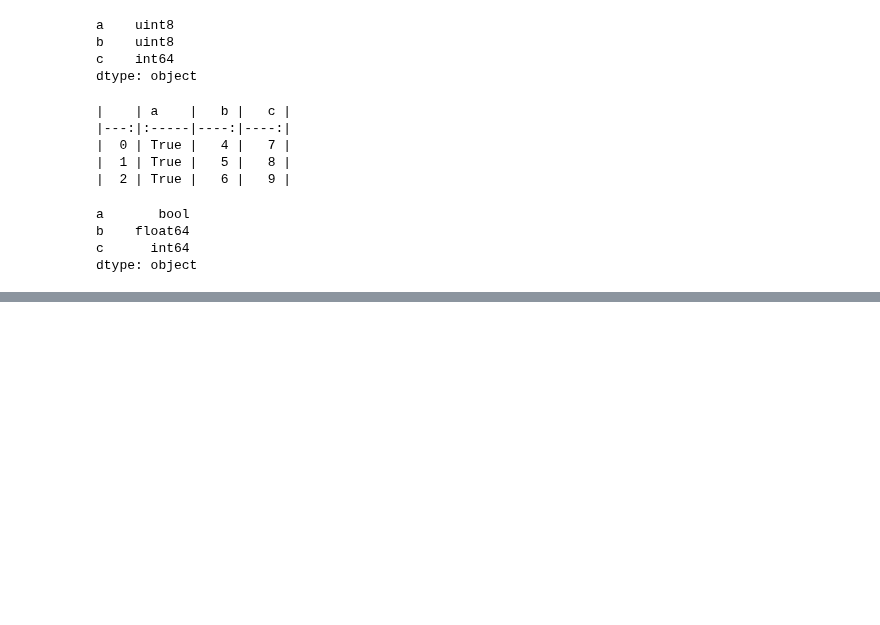
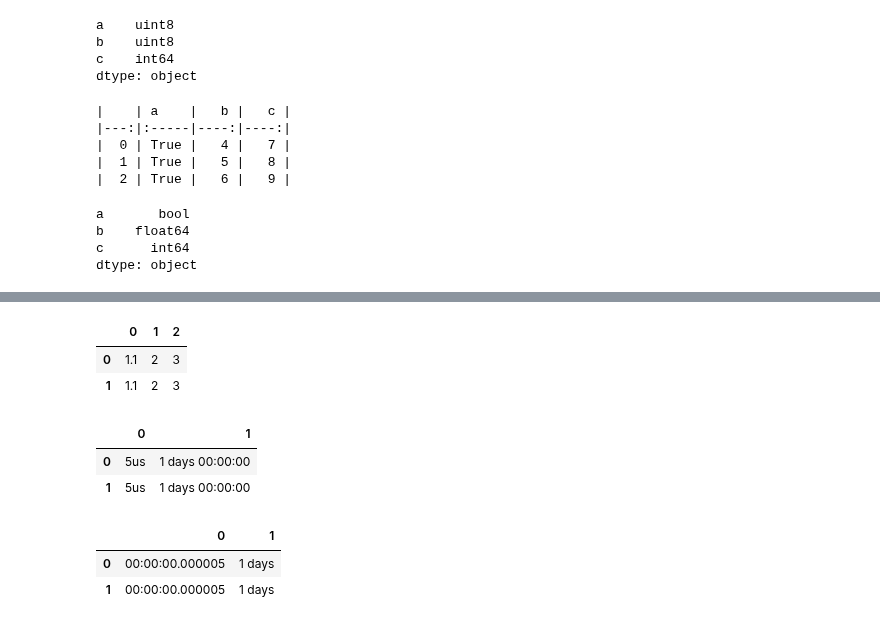
Before and after one commit to galaxy1014/ML_module_summary, a Jupyter notebook: Pandas/Basic Function/Basic Functionality.ipynb, the cells around one changed output, grey strips where cells are left out. Saved outputs shown, nothing was run; the diff lists cells and outputs as text; code cells hidden in the pictures; blank space fills up the shorter version.

```diff
--- a/Pandas/Basic Function/Basic Functionality.ipynb
+++ b/Pandas/Basic Function/Basic Functionality.ipynb
@@ -2850,0 +2919,19 @@ dtype: object
+# %%
+prdf.apply(pd.to_numeric)
+# %% [output]
+|  | 0 | 1 | 2 |
+| 0 | 1.1 | 2 | 3 |
+| 1 | 1.1 | 2 | 3 |
+# %%
+df = pd.DataFrame([['5us', pd.Timedelta('1day')]] * 2, dtype='O')
+df
+# %% [output]
+|  | 0 | 1 |
+| 0 | 5us | 1 days 00:00:00 |
+| 1 | 5us | 1 days 00:00:00 |
+# %%
+df.apply(pd.to_timedelta)
+# %% [output]
+|  | 0 | 1 |
+| 0 | 00:00:00.000005 | 1 days |
+| 1 | 00:00:00.000005 | 1 days |
```
Also changed, not shown: parts of 11 cells of this notebook, 1 other file.
